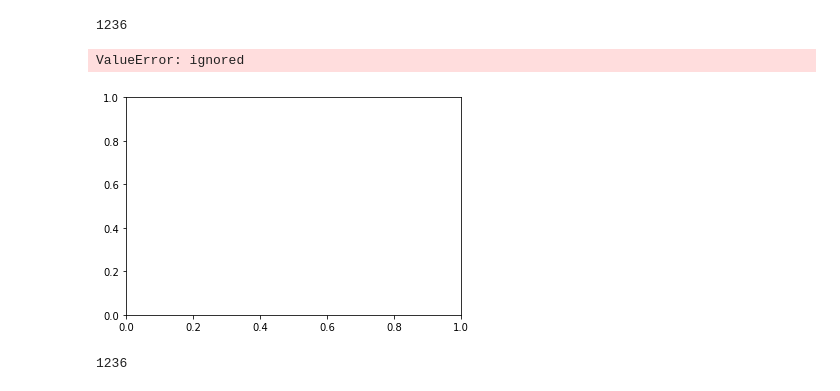
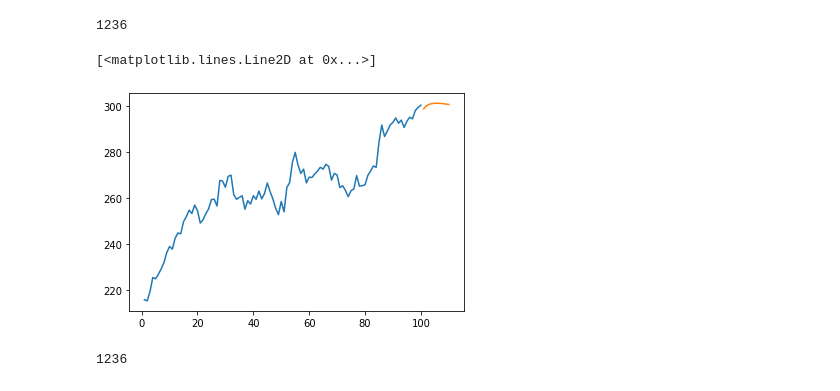
Before and after one commit to Mani512996/Data-Science-project, a Jupyter notebook: Mainprojectfile1.ipynb, the cells around one changed output. Saved outputs shown, nothing was run; the diff lists cells and outputs as text; code cells hidden in the pictures.

```diff
--- a/Mainprojectfile1.ipynb
+++ b/Mainprojectfile1.ipynb
@@ -329,11 +328,12 @@ len(ds_scaled)
 plot_new=np.arange(1,101)
 plot_pred=np.arange(101,111)
 # %%
-plt.plot(plot_new, normalizer.inverse_transform(ds_scaled[1137:]))
+plt.plot(plot_new, normalizer.inverse_transform(ds_scaled[1136
+                                                          :]))
 plt.plot(plot_pred, normalizer.inverse_transform(lst_output))
 # %% [output]
-ValueError: ignored
+[<matplotlib.lines.Line2D at 0x...>]
-[figure, old version]
+[figure, new version]
 # %%
 ds_new = ds_scaled.tolist()
 # %%
```
Also changed, not shown: parts of 1 cell of this notebook.
